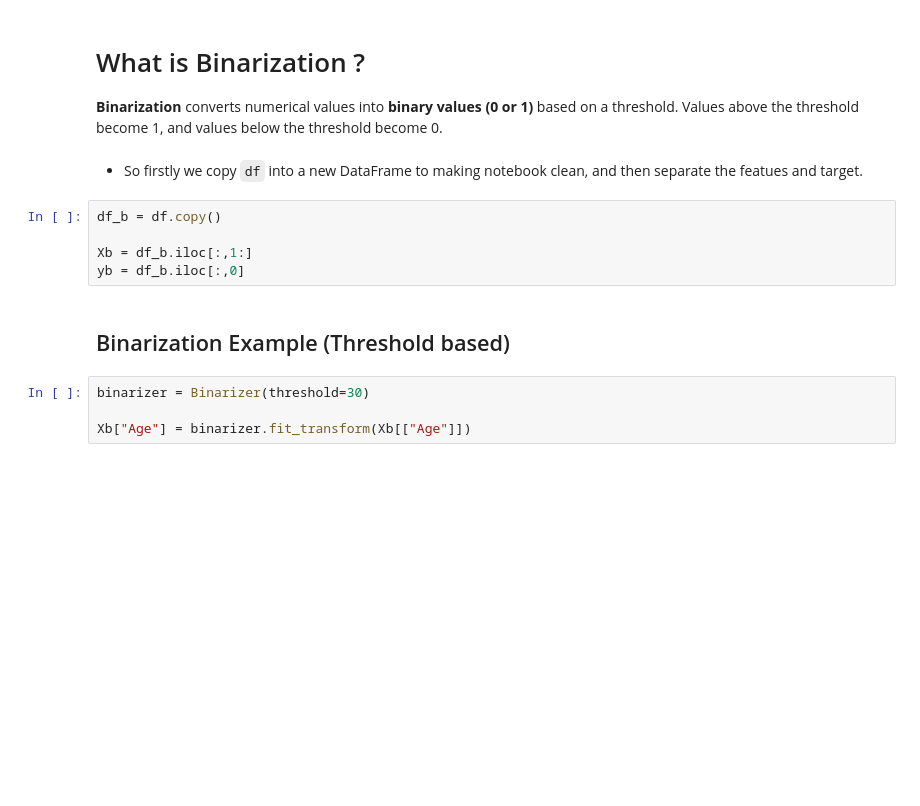
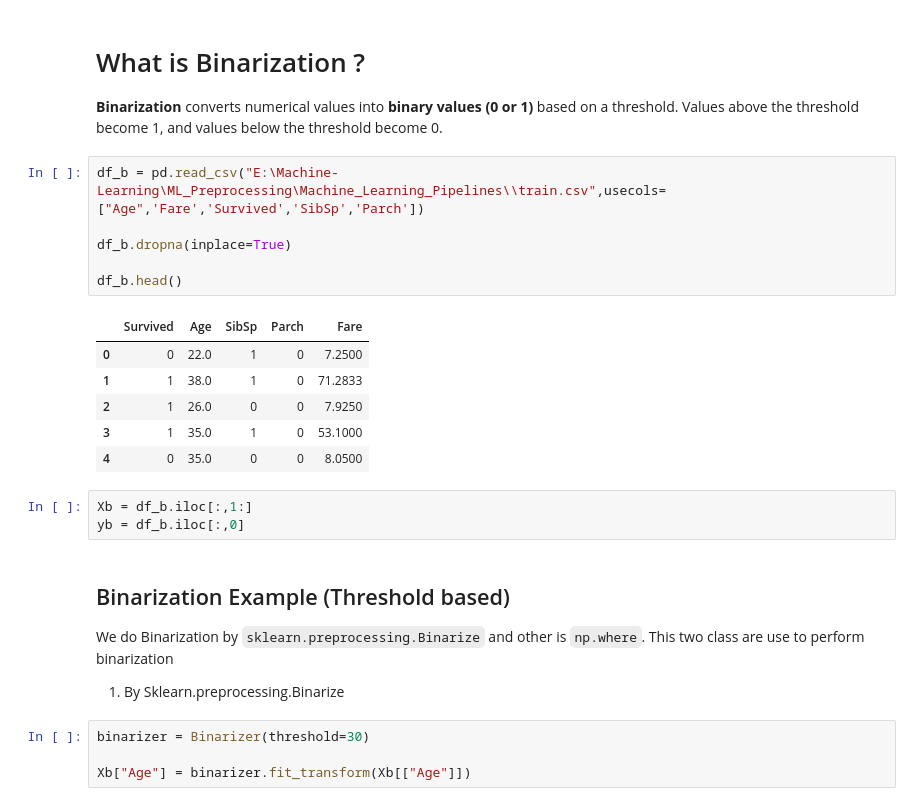
Before and after one commit to varun-chourasia/Machine-Learning, a Jupyter notebook: ML_Preprocessing/Feature Engineering/Encoding_techniques/Binning_and_Binarizaation.ipynb, the cells around one changed output. Cells and saved outputs as stored; diff of their text form; blank space fills up the shorter version.

```diff
--- a/ML_Preprocessing/Feature Engineering/Encoding_techniques/Binning_and_Binarizaation.ipynb
+++ b/ML_Preprocessing/Feature Engineering/Encoding_techniques/Binning_and_Binarizaation.ipynb
@@ -323,15 +323,28 @@ the `cross_val_score :` after binning on different strategy are
 # What is Binarization ?
 **Binarization** converts numerical values into **binary values (0 or 1)** based on a threshold.
 Values above the threshold become 1, and values below the threshold become 0.
-# %% [markdown]
-- So firstly we copy `df` into a new DataFrame to making notebook clean, and then separate the featues and target.
 # %%
-df_b = df.copy()
+df_b = pd.read_csv("E:\Machine-Learning\ML_Preprocessing\Machine_Learning_Pipelines\\train.csv",usecols=["Age",'Fare','Survived','SibSp','Parch'])
 
-Xb = df_b.iloc[:,1:]
-yb = df_b.iloc[:,0]
+df_b.dropna(inplace=True)
+
+df_b.head()
+# %% [output]
+|  | Survived | Age | SibSp | Parch | Fare |
+| 0 | 0 | 22.0 | 1 | 0 | 7.2500 |
+| 1 | 1 | 38.0 | 1 | 0 | 71.2833 |
+| 2 | 1 | 26.0 | 0 | 0 | 7.9250 |
+| 3 | 1 | 35.0 | 1 | 0 | 53.1000 |
+| 4 | 0 | 35.0 | 0 | 0 | 8.0500 |
+# %%
+Xb = df_b.iloc[:,1:]
+yb = df_b.iloc[:,0]
 # %% [markdown]
 ## Binarization Example (Threshold based)
+
+We do Binarization by `sklearn.preprocessing.Binarize` and other is `np.where`. This two class are use to perform binarization
+
+1. By Sklearn.preprocessing.Binarize
 # %%
 binarizer = Binarizer(threshold=30)
 
```
Also changed, not shown: parts of 16 cells of this notebook.
